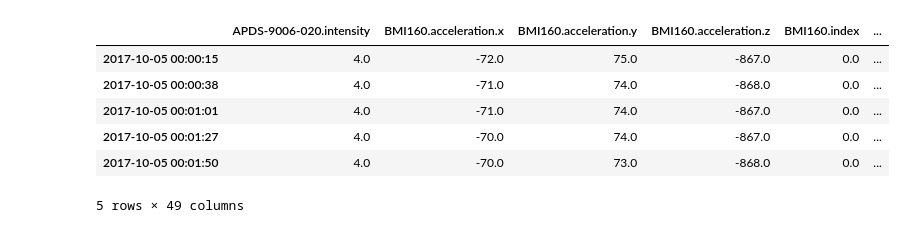
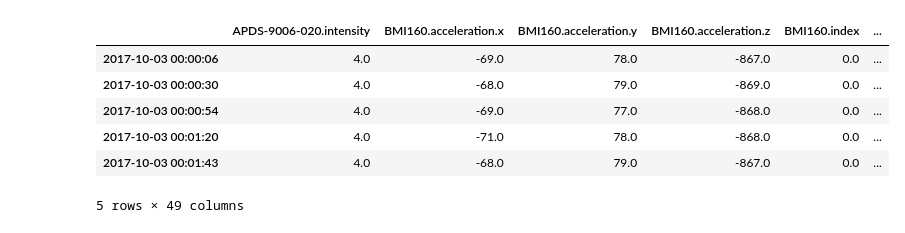
Before and after one commit to seanshahkarami/waggle-notebooks, a Jupyter notebook: Combined Plotting.ipynb, the cells around one changed output. Cells and saved outputs as stored; diff of their text form; code cells hidden in the pictures.

```diff
--- a/Combined Plotting.ipynb
+++ b/Combined Plotting.ipynb
@@ -5,28 +5,30 @@ import dataset
 # %%
 node_id = '001e0610ba16' # 010
 # node_id = '001e0610bbf9' # 020
 
 dates = [
+    '2017-10-03',
+    '2017-10-04',
     '2017-10-05',
     '2017-10-06',
     '2017-10-07',
     '2017-10-08',
     '2017-10-09',
     '2017-10-10',
     '2017-10-11',
 ]
 
-urlfmt = 'http://beehive1.mcs.anl.gov/datasets/2/{node_id}/{date}.csv.gz'
+urlfmt = 'http://www.mcs.anl.gov/research/projects/waggle/downloads/datasets/2/{node_id}/{date}.csv.gz'
 
 df = dataset.load_datasets([urlfmt.format(node_id=node_id, date=date) for date in dates])
 df.head()
 # %% [output]
 |  | APDS-9006-020.intensity | BMI160.acceleration.x | BMI160.acceleration.y | BMI160.acceleration.z | BMI160.index | ... |
-| 2017-10-05 00:00:15 | 4.0 | -72.0 | 75.0 | -867.0 | 0.0 | ... |
-| 2017-10-05 00:00:38 | 4.0 | -71.0 | 74.0 | -868.0 | 0.0 | ... |
-| 2017-10-05 00:01:01 | 4.0 | -71.0 | 74.0 | -867.0 | 0.0 | ... |
-| 2017-10-05 00:01:27 | 4.0 | -70.0 | 74.0 | -867.0 | 0.0 | ... |
-| 2017-10-05 00:01:50 | 4.0 | -70.0 | 73.0 | -868.0 | 0.0 | ... |
+| 2017-10-03 00:00:06 | 4.0 | -69.0 | 78.0 | -867.0 | 0.0 | ... |
+| 2017-10-03 00:00:30 | 4.0 | -68.0 | 79.0 | -869.0 | 0.0 | ... |
+| 2017-10-03 00:00:54 | 4.0 | -69.0 | 77.0 | -868.0 | 0.0 | ... |
+| 2017-10-03 00:01:20 | 4.0 | -71.0 | 78.0 | -868.0 | 0.0 | ... |
+| 2017-10-03 00:01:43 | 4.0 | -68.0 | 79.0 | -867.0 | 0.0 | ... |
 5 rows × 49 columns
 # %%
 plots = {
```
Also changed, not shown: parts of 1 cell of this notebook, 1 other file.
